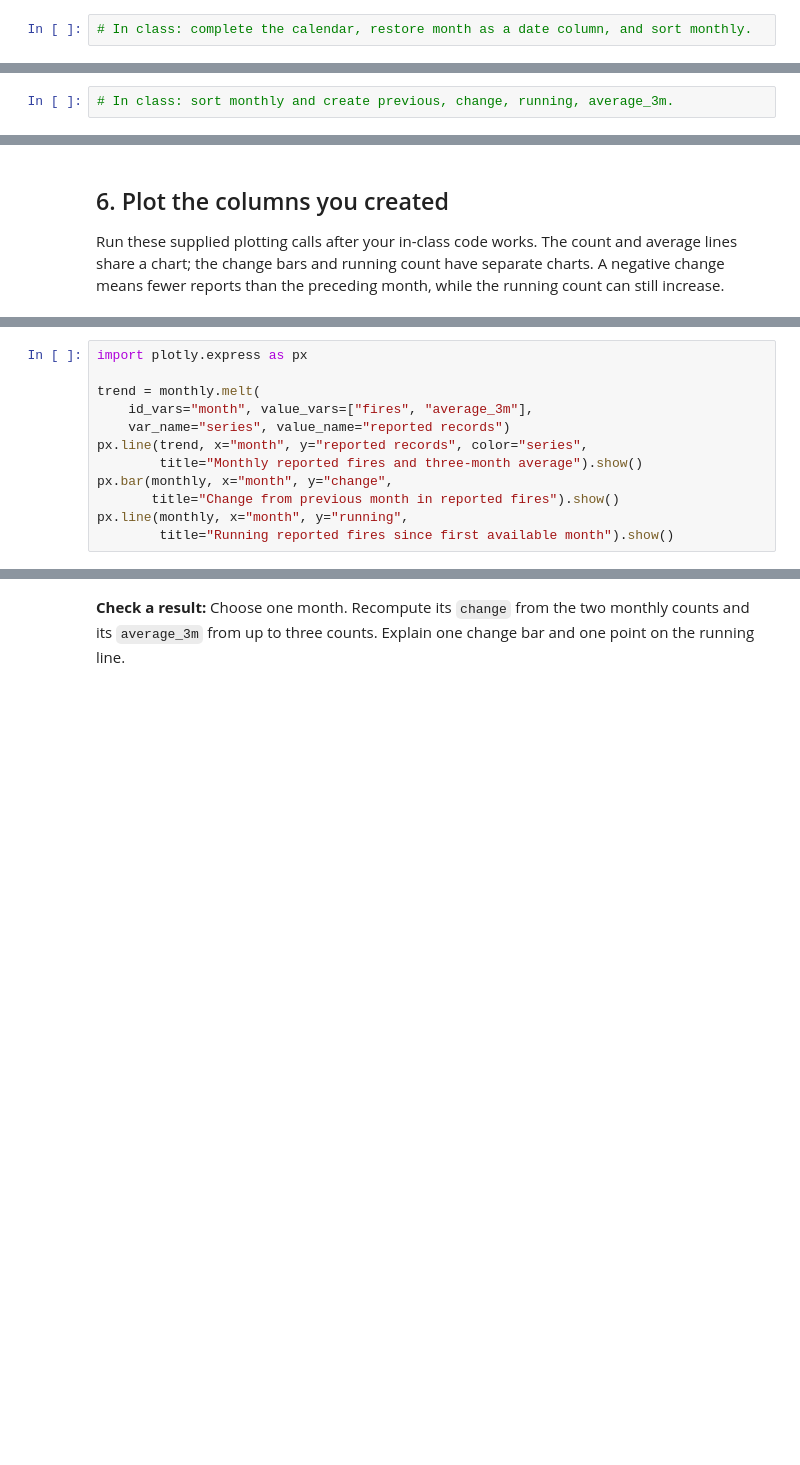
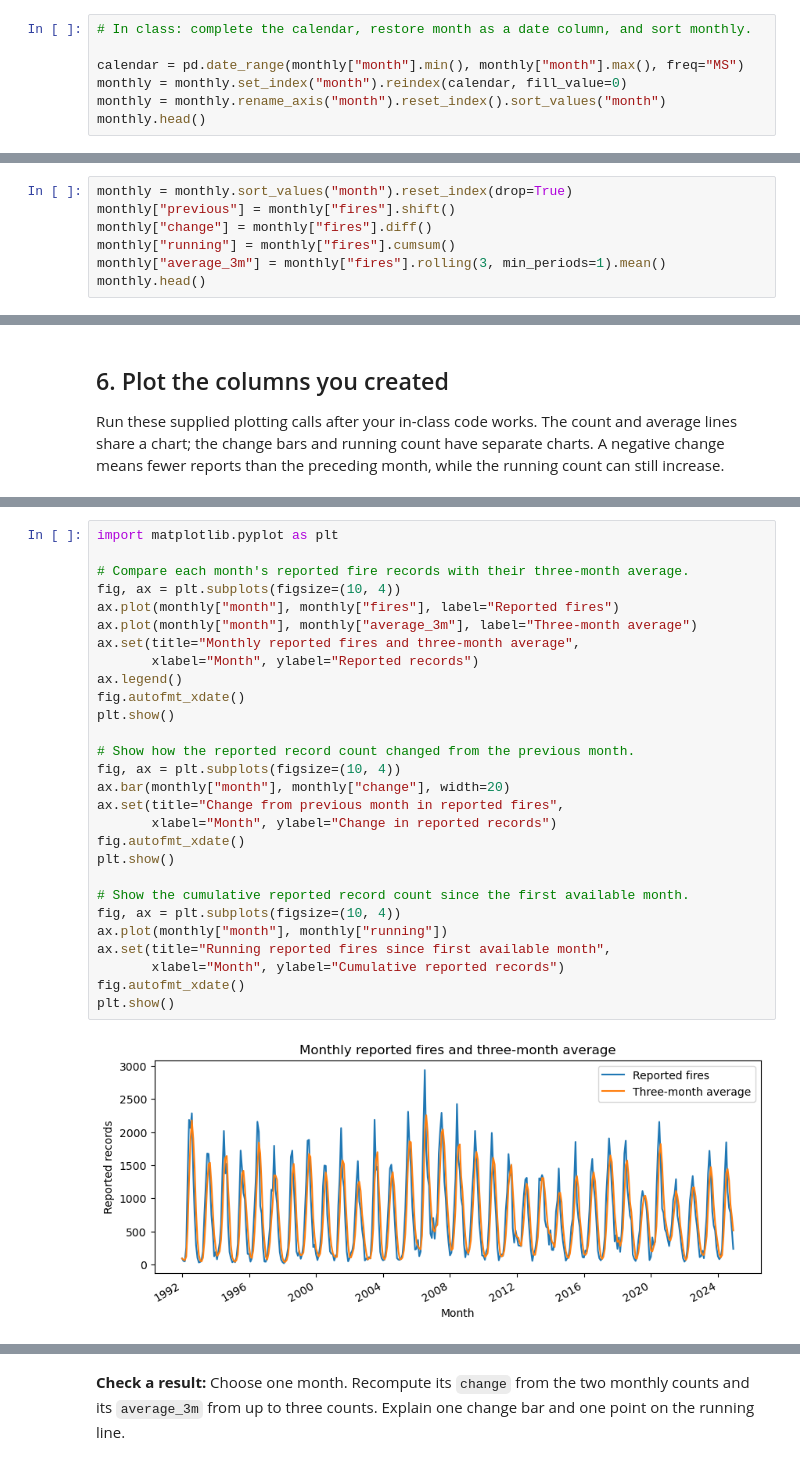
Before and after one commit to USC-DSO-576-YA/07-time-series, a Jupyter notebook: module07_wildfire_timeseries.ipynb, the cells around one changed output, grey strips where cells are left out. Cells and saved outputs as stored; diff of their text form; blank space fills up the shorter version.

Commit message:
add plotting

```diff
--- a/module07_wildfire_timeseries.ipynb
+++ b/module07_wildfire_timeseries.ipynb
@@ -84,2 +93,7 @@ dated = fires.dropna(subset=["DISCOVERY_DATE"]).copy()
 # %%
 # In class: complete the calendar, restore month as a date column, and sort monthly.
+
+calendar = pd.date_range(monthly["month"].min(), monthly["month"].max(), freq="MS")
+monthly = monthly.set_index("month").reindex(calendar, fill_value=0)
+monthly = monthly.rename_axis("month").reset_index().sort_values("month")
+monthly.head()
@@ -130,4 +173,9 @@ The `county_total` values are **10, 4, 10, 4**: Los Angeles has `4 + 6 = 10` and
 
 **Hint:** Sort `monthly` by month. Use the four snippets above on `monthly["fires"]` to create `previous`, `change`, `running`, and `average_3m`. Calculate March's change and April's three-month average by hand to check your code. Compute on the full table before filtering to a year so January's average can include the preceding November and December.
 # %%
-# In class: sort monthly and create previous, change, running, average_3m.
+monthly = monthly.sort_values("month").reset_index(drop=True)
+monthly["previous"] = monthly["fires"].shift()
+monthly["change"] = monthly["fires"].diff()
+monthly["running"] = monthly["fires"].cumsum()
+monthly["average_3m"] = monthly["fires"].rolling(3, min_periods=1).mean()
+monthly.head()
@@ -138,12 +198,30 @@ Run these supplied plotting calls after your in-class code works. The count and
 # %%
-import plotly.express as px
+import matplotlib.pyplot as plt
 
-trend = monthly.melt(
-    id_vars="month", value_vars=["fires", "average_3m"],
-    var_name="series", value_name="reported records")
-px.line(trend, x="month", y="reported records", color="series",
-        title="Monthly reported fires and three-month average").show()
-px.bar(monthly, x="month", y="change",
-       title="Change from previous month in reported fires").show()
-px.line(monthly, x="month", y="running",
-        title="Running reported fires since first available month").show()
+# Compare each month's reported fire records with their three-month average.
+fig, ax = plt.subplots(figsize=(10, 4))
+ax.plot(monthly["month"], monthly["fires"], label="Reported fires")
+ax.plot(monthly["month"], monthly["average_3m"], label="Three-month average")
+ax.set(title="Monthly reported fires and three-month average",
+       xlabel="Month", ylabel="Reported records")
+ax.legend()
+fig.autofmt_xdate()
+plt.show()
+
+# Show how the reported record count changed from the previous month.
+fig, ax = plt.subplots(figsize=(10, 4))
+ax.bar(monthly["month"], monthly["change"], width=20)
+ax.set(title="Change from previous month in reported fires",
+       xlabel="Month", ylabel="Change in reported records")
+fig.autofmt_xdate()
+plt.show()
+
+# Show the cumulative reported record count since the first available month.
+fig, ax = plt.subplots(figsize=(10, 4))
+ax.plot(monthly["month"], monthly["running"])
+ax.set(title="Running reported fires since first available month",
+       xlabel="Month", ylabel="Cumulative reported records")
+fig.autofmt_xdate()
+plt.show()
+# %% [output]
+[figure, added]
```
Also changed, not shown: parts of 12 cells of this notebook.
